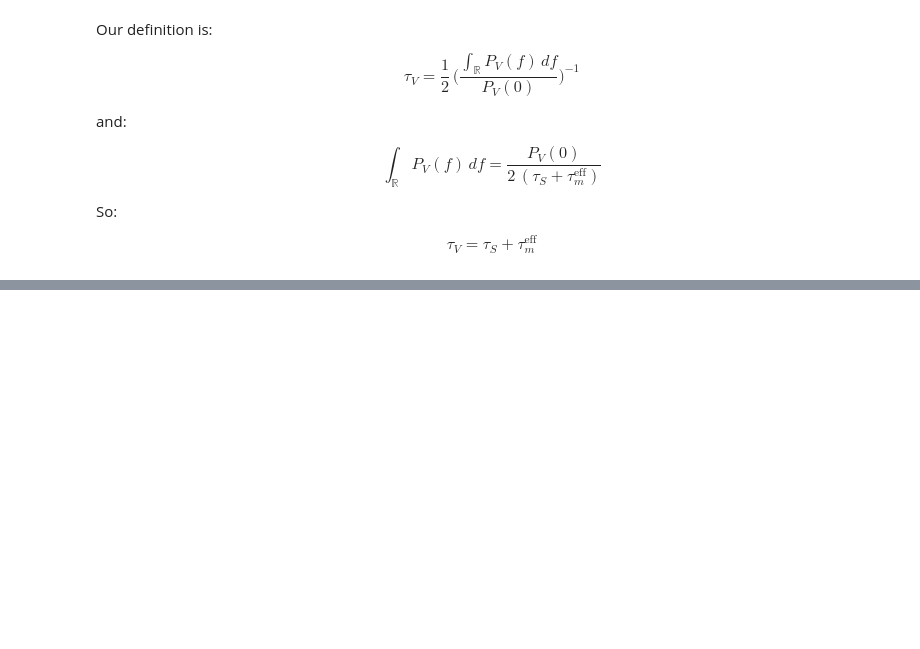
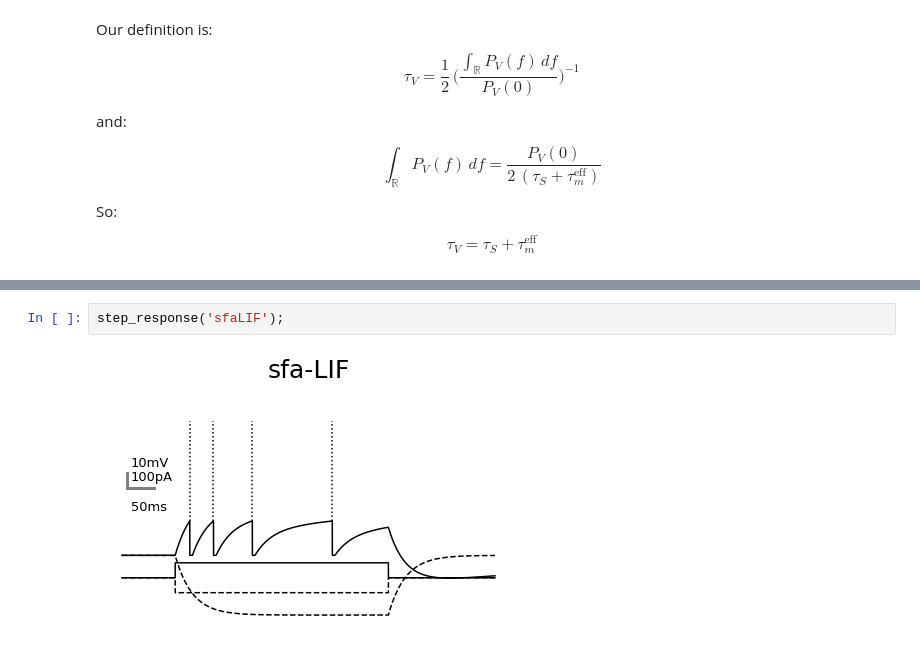
Before and after one commit to yzerlaut/notebook_papers, a Jupyter notebook: Heterogeneous_Firing_responses_JPhysiol_2016.ipynb, the cells around one changed output, grey strips where cells are left out. Cells and saved outputs as stored; diff of their text form; blank space fills up the shorter version.

```diff
--- a/Heterogeneous_Firing_responses_JPhysiol_2016.ipynb
+++ b/Heterogeneous_Firing_responses_JPhysiol_2016.ipynb
@@ -172,0 +170,4 @@ fig1, fig2
+# %%
+step_response('sfaLIF');
+# %% [output]
+[figure, added]
```
Also changed, not shown: parts of 21 cells of this notebook, 2 other files.
